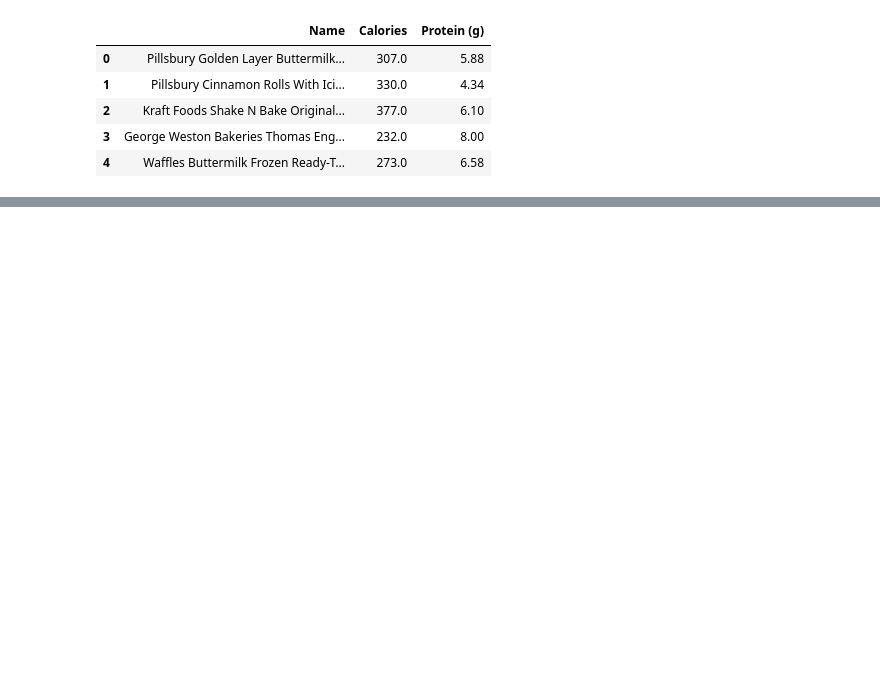
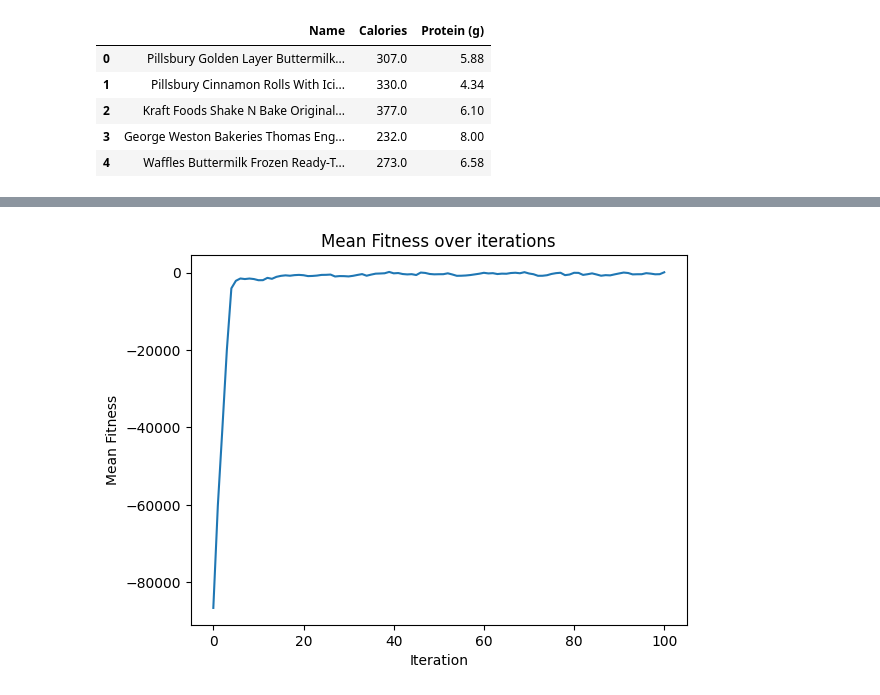
Before and after one commit to altayelmas/genetic, a Jupyter notebook: proje.ipynb, the cells around one changed output, grey strips where cells are left out. Drawn from its saved outputs; the diff is of its cells as text; code cells hidden in the pictures; blank space fills up the shorter version.

Commit message:
different elitism mechanism implemented

```diff
--- a/proje.ipynb
+++ b/proje.ipynb
@@ -384,2 +384,77 @@ Name: Moose Meat Raw (Alaska Native), Protein (g): 22.3, Calories: 103.0
 Name: Moose Liver Braised (Alaska Native), Protein (g): 24.38, Calories: 155.0
 Name: Seal Bearded (Oogruk) Meat Raw (Alaska Native), Protein (g): 26.7, Calories: 110.0
+# %%
+import numpy as np
+import matplotlib.pyplot as plt
+
+populationSize = 100
+chromosomeSize = 100
+seed = 42
+maxWeight = 2000
+#population = initializePopulation(populationSize, chromosomeSize, seed)
+population = initializePopulationWithMaxWeight(populationSize, chromosomeSize, maxWeight, seed, 0.75)
+
+# This genetic algorithm uses another elitism method
+def geneticAlgorithm2(population: list[list],
+                     maxWeight: int,
+                     generations: int,
+                     crossoverRate: float,
+                     crossoverType: str,
+                     penaltyFactor: float = 1.5):
+
+    meanFitness = []
+    fitnessList = [calculateFitness(i, maxWeight, True, penaltyFactor) for i in population]
+    mean = np.mean(fitnessList)
+    meanFitness.append(mean)
+
+    sortedPopulation = sortPopulation(population, maxWeight, True, penaltyFactor)
+    bestIndividual = sortedPopulation[0]
+    bestFitness = calculateFitness(bestIndividual, maxWeight, True, penaltyFactor)
+
+    for i in range(generations):
+        new_population = []
+        while len(new_population) != len(population):
+
+            firstIndividual = tournamentSelection(population, 2, maxWeight, penaltyFactor)
+            secondIndividual = tournamentSelection(population, 2, maxWeight, penaltyFactor)
+
+            #firstIndividual = rouletteWheelSelection(population, maxWeight, penaltyFactor)
+            #secondIndividual = rouletteWheelSelection(population, maxWeight, penaltyFactor)
+
+            #offsprings = singlePointCrossover(firstIndividual, secondIndividual)
+            offsprings = performCrossover(firstIndividual, secondIndividual, crossoverType, crossoverRate, maxWeight, penaltyFactor)
+            #offsprings = multiplePointCrossover(firstIndividual, secondIndividual)
+            offsprings[0] = mutation(offsprings[0], len(offsprings[0]))
+            offsprings[1] = mutation(offsprings[1], len(offsprings[1]))
+
+            new_population.extend(offsprings)
+
+        population = new_population
+        sortedPopulation = sortPopulation(population, maxWeight, True, penaltyFactor)
+        currentBestFitness = calculateFitness(sortedPopulation[0], maxWeight, True, penaltyFactor)
+        if (currentBestFitness > bestFitness):
+            bestIndividual = sortedPopulation[0]
+            bestFitness = currentBestFitness
+
+        #print(f"Generation {i}")
+        #print(population)
+
+        fitnessList = [calculateFitness(i, maxWeight, True, penaltyFactor) for i in population]
+        mean = np.mean(fitnessList)
+        meanFitness.append(mean)
+
+    x = np.arange(0, generations + 1)
+    plt.plot(x, meanFitness)
+    plt.title("Mean Fitness over iterations")
+    plt.xlabel("Iteration")
+    plt.ylabel("Mean Fitness")
+
+    return population, bestIndividual, bestFitness
+
+generations = 100
+penaltyFactor = 1.2
+crossoverRate = 1
+crossoverType = "uniform"
+new, bestInd, bestFit = geneticAlgorithm2(population, maxWeight, generations,crossoverRate, crossoverType, penaltyFactor)
+# %% [output]
+[figure, added]
```
Also changed, not shown: parts of 7 cells of this notebook.
